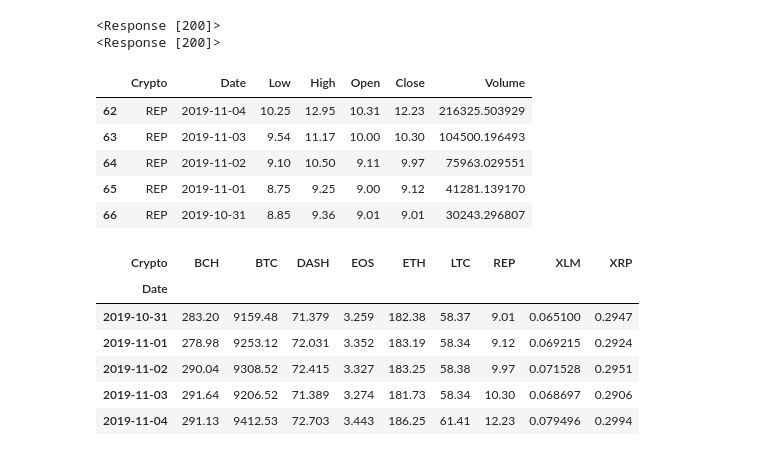
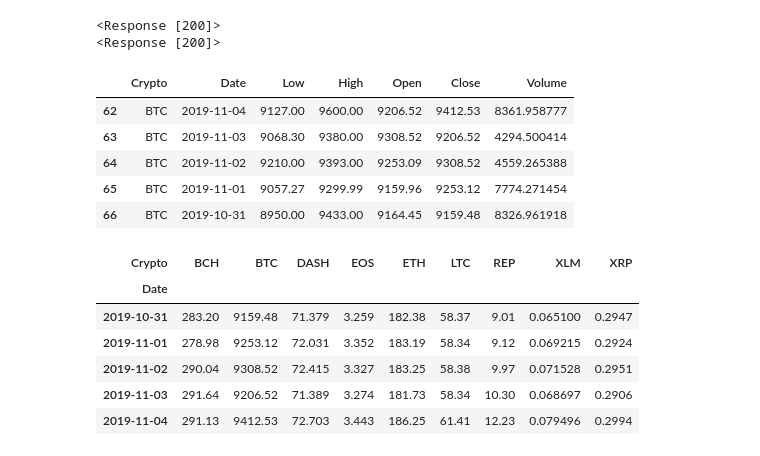
Before and after one commit to mdschulz1973/Planet_Express_IO, a Jupyter notebook: notebooks/crypto_data_prep.ipynb, the cells around one changed output. Cells and saved outputs as stored; diff of their text form; code cells hidden in the pictures.

```diff
--- a/notebooks/crypto_data_prep.ipynb
+++ b/notebooks/crypto_data_prep.ipynb
@@ -33,3 +33,6 @@ start = datetime.strptime(startDate, '%Y-%m-%dT%H:%M:%S')
 finalDate1 = start + timedelta(299)
 finalDate2 = start - timedelta(67)
 finalDate1 = finalDate1.isoformat()
+finalDate2 = finalDate2.isoformat()
+print(finalDate1)
+print(finalDate2)
@@ -36,11 +42,11 @@ finalDate1 = finalDate1.isoformat()
 # %%
 # Create a function to pull one year data from CoinBase PRO API
 
-def datapull(startDay, endDay, Mycrypto):
+def datapull(startDay, endDay, myCrypto):
 
     params = {"start" : startDay, "end" : endDay, "granularity" : "86400"}
 
-    url = (f" https://api.pro.coinbase.com/products/{crypto}-USD/candles")
+    url = (f" https://api.pro.coinbase.com/products/{myCrypto}-USD/candles")
 
     requests.get(url)
     response_data = requests.get(url, params=params)
@@ -62,45 +68,41 @@ def datapull(startDay, endDay, Mycrypto):
 
 # Select crypto ticker to pull data for (this only needs to be changed to get final data output. Because CoinbasePro API allows only 300 datapoints in one pull, multiple pulls with data adjustment may be needed
 
-crypto = "REP"
+crypto = "BTC"
 
 # Pull batches of data based on specified timeframe
 
 batch1 = datapull(startDate,finalDate1,crypto)
 batch2 = datapull(finalDate2,startDate,crypto)
 
 # Combine batches of data into a single dataframe
 
 batch_combined_df = pd.concat([batch1,batch2], axis="rows", join="inner")
 
 # Check for duplicate rows
 
 batch_combined_df.drop_duplicates()
 
 # Insert column name Crypto
 
 batch_combined_df.insert(0, "Crypto", f"{crypto}")
 
-# Select one year data
-
-#batch_combined_df = batch_combined_df.iloc[0:365]
-
 # Print output to csv file (enable code if need to print to .csv)
 
 #batch_combined_df.to_csv(f"output_batch_combined_{crypto}.csv")
 
 # Print crypto data in pandas dataframe format
 
 batch_combined_df.tail()
 # %% [output]
 <Response [200]>
 <Response [200]>
 |  | Crypto | Date | Low | High | Open | Close | Volume |
-| 62 | REP | 2019-11-04 | 10.25 | 12.95 | 10.31 | 12.23 | 216325.503929 |
-| 63 | REP | 2019-11-03 | 9.54 | 11.17 | 10.00 | 10.30 | 104500.196493 |
-| 64 | REP | 2019-11-02 | 9.10 | 10.50 | 9.11 | 9.97 | 75963.029551 |
-| 65 | REP | 2019-11-01 | 8.75 | 9.25 | 9.00 | 9.12 | 41281.139170 |
-| 66 | REP | 2019-10-31 | 8.85 | 9.36 | 9.01 | 9.01 | 30243.296807 |
+| 62 | BTC | 2019-11-04 | 9127.00 | 9600.00 | 9206.52 | 9412.53 | 8361.958777 |
+| 63 | BTC | 2019-11-03 | 9068.30 | 9380.00 | 9308.52 | 9206.52 | 4294.500414 |
+| 64 | BTC | 2019-11-02 | 9210.00 | 9393.00 | 9253.09 | 9308.52 | 4559.265388 |
+| 65 | BTC | 2019-11-01 | 9057.27 | 9299.99 | 9159.96 | 9253.12 | 7774.271454 |
+| 66 | BTC | 2019-10-31 | 8950.00 | 9433.00 | 9164.45 | 9159.48 | 8326.961918 |
 # %%
 # Read multiple crypto data .csv files and concat into a dataframe
 
```
Also changed, not shown: parts of 1 cell of this notebook.
